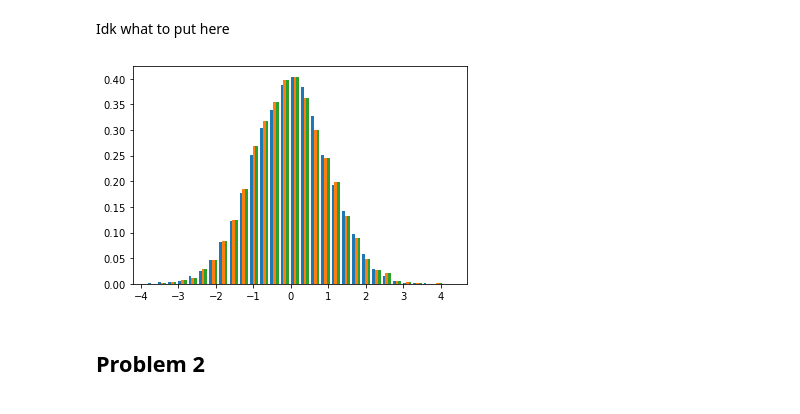
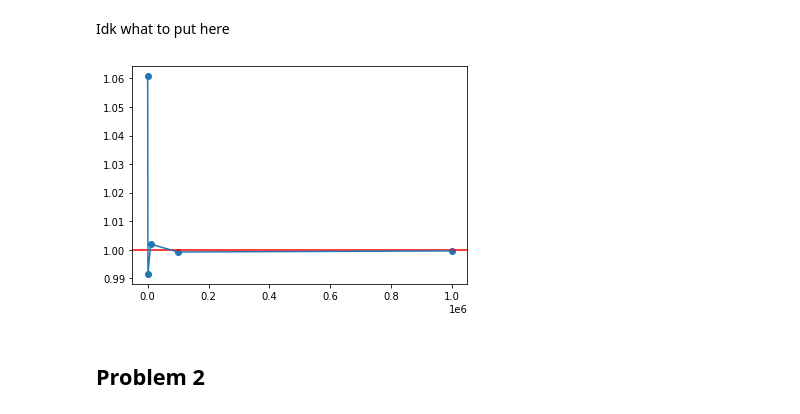
Before and after one commit to RickyMatsumoto/EE460J, a Jupyter notebook: HW2/Lab2_Notebook.ipynb, the cells around one changed output. Cells and saved outputs as stored; diff of their text form; code cells hidden in the pictures.

```diff
--- a/HW2/Lab2_Notebook.ipynb
+++ b/HW2/Lab2_Notebook.ipynb
@@ -66,17 +66,23 @@ display(df1_cov)
 | 3 | 0.004125 | -0.995457 | 0.004081 | 1.005168 |
 # %% [markdown]
 Idk what to put here
-# %%
-# I know this is probably wrong but idk what else to do tbh
-C = ([1, 0, 0],
-     [0, 1, 1],
-     [0, 1, 1])
-mean = [0, 0, 0]
-Z = np.random.multivariate_normal(mean, C, 10000)
-plt.hist(Z, 30, density=True)
-plt.show()
-# %% [output]
-[figure, removed]
+# %%
+C = ([1, 0, 0],
+     [0, 1, 1],
+     [0, 1, 1])
+mean = [0, 0, 0]
+cov = [0, 0, 0, 0, 0]
+y = [100, 1000, 10000, 100000, 1000000]
+for i in range(5):
+     Z = np.random.multivariate_normal(mean, C, 100*(10**i))
+     temp = np.cov(Z[0::, 1], Z[0::, 2])
+     cov[i] = temp[0, 0]
+plt.axhline(y=1, color='r', linestyle='-')
+plt.scatter(y, cov)
+plt.plot(y, cov)
+plt.show()
+# %% [output]
+[figure, added]
 # %% [markdown]
 ## Problem 2
 # %%
```
